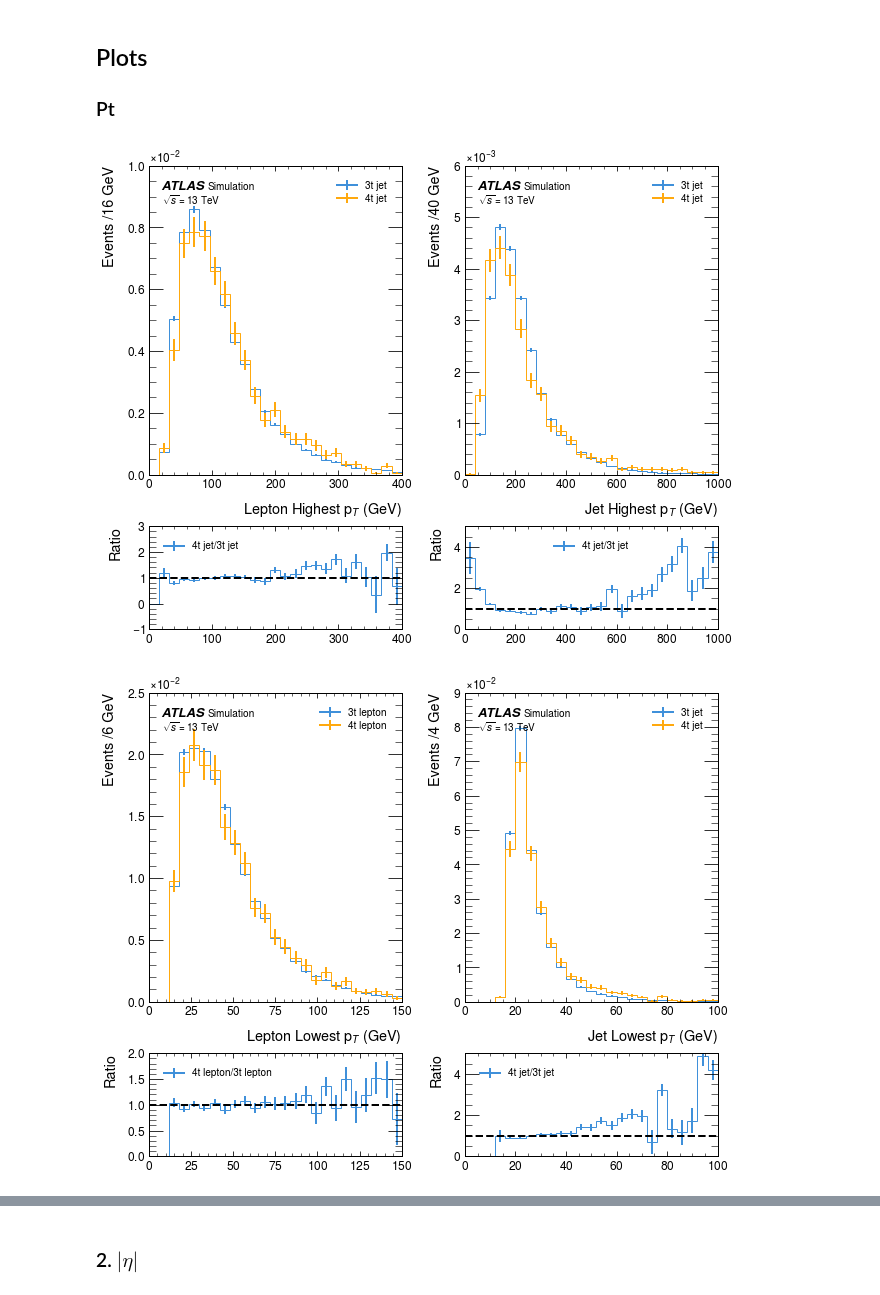
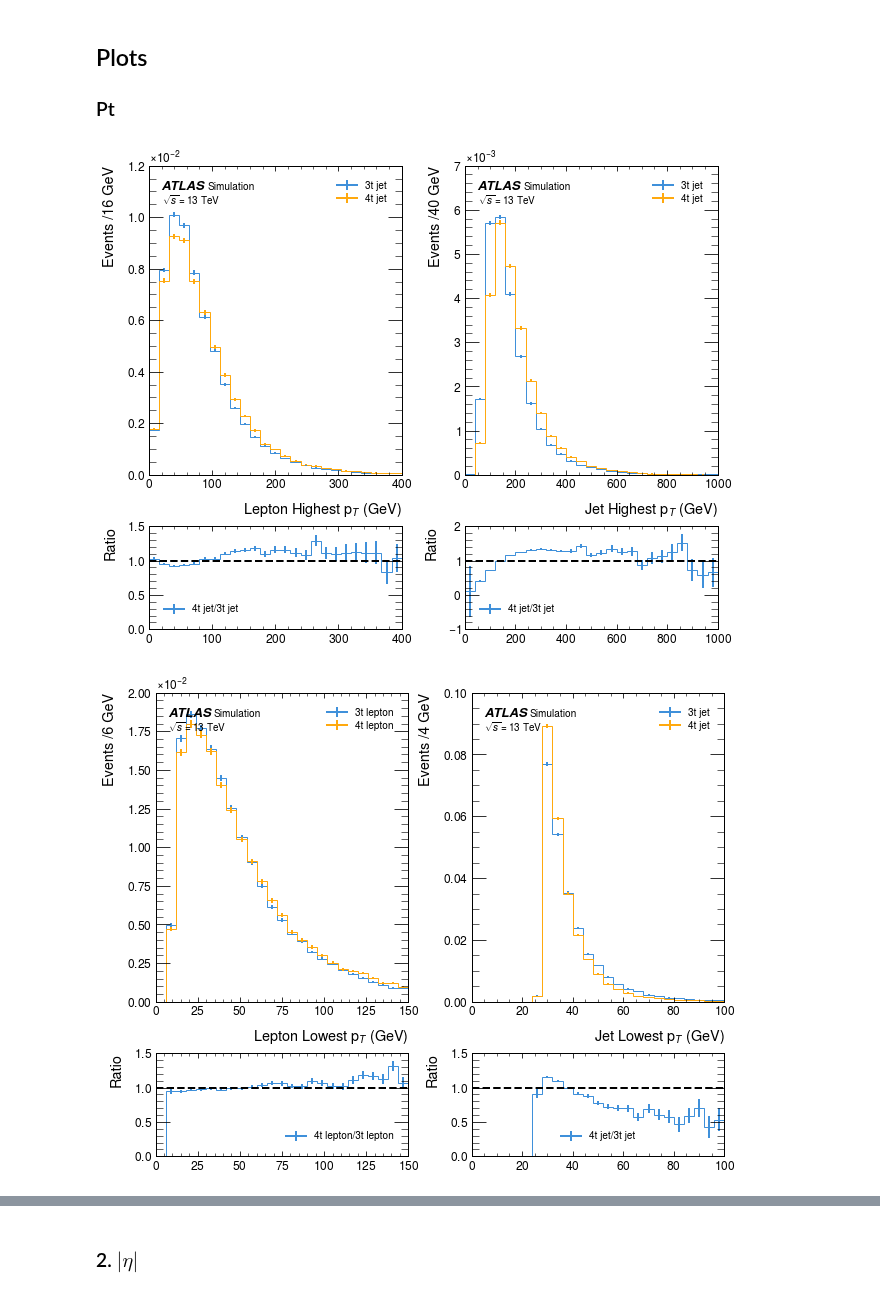
Before and after one commit to archiebrooks02/MPHYS-4Top, a Jupyter notebook: reco_level_sim2.ipynb, the cells around one changed output, grey strips where cells are left out. Saved outputs shown, nothing was run; the diff lists cells and outputs as text; code cells hidden in the pictures.

```diff
--- a/reco_level_sim2.ipynb
+++ b/reco_level_sim2.ipynb
@@ -1038,24 +1038,24 @@ deltaeta_lowest_phi_3t = np.abs(lowest_phi_3t.deltaeta(second_lowest_phi_3t))
 # %%
 fig, ax = plt.subplots(2,2,gridspec_kw={'height_ratios':[3,1]}, figsize=(10,8))
 weights = [np.ones_like(highest_pt_lepton_3t.pt)*len(highest_pt_lepton_4t.pt)/(len(highest_pt_lepton_3t.pt)+len(highest_pt_lepton_4t.pt)), np.ones_like(highest_pt_lepton_4t.pt)*len(highest_pt_lepton_3t.pt)/(len(highest_pt_lepton_3t.pt)+len(highest_pt_lepton_4t.pt))]
-histogram([highest_pt_lepton_3t.pt/1000, highest_pt_lepton_4t.pt/1000], 25, ['3t jet','4t jet'], ax[0,0], ratio=True, ratio_axes=ax[1,0], density=True, set_range=(0,0.4E3))
+histogram([highest_pt_lepton_3t.pt, highest_pt_lepton_4t.pt], 25, ['3t jet','4t jet'], ax[0,0], ratio=True, ratio_axes=ax[1,0], density=True, set_range=(0,0.4E3))
 weights = [np.ones_like(highest_pt_jet_3t.pt)*len(highest_pt_jet_4t.pt)/(len(highest_pt_jet_3t.pt)+len(highest_pt_jet_4t.pt)), np.ones_like(highest_pt_jet_4t.pt)*len(highest_pt_jet_3t.pt)/(len(highest_pt_jet_3t.pt)+len(highest_pt_jet_4t.pt))]
-histogram([highest_pt_jet_3t.pt/1000, highest_pt_jet_4t.pt/1000], 25, ['3t jet','4t jet'], ax[0,1], ratio=True, ratio_axes=ax[1,1], density=True, set_range=(0,1E3))
+histogram([highest_pt_jet_3t.pt, highest_pt_jet_4t.pt], 25, ['3t jet','4t jet'], ax[0,1], ratio=True, ratio_axes=ax[1,1], density=True, set_range=(0,1E3))
 ax[0,0].set_xlabel(r'Lepton Highest p$_T$ (GeV)')
 ax[0,1].set_xlabel(r'Jet Highest p$_T$ (GeV)')
 plt.subplots_adjust(hspace=0.25, wspace=0.25)
 plt.show()
 # %% [output]
-[figure, old version]
+[figure, new version]
 # %%
 fig, ax = plt.subplots(2,2,gridspec_kw={'height_ratios':[3,1]}, figsize=(10,8))
-histogram([lowest_pt_lepton_3t.pt/1000, lowest_pt_lepton_4t.pt/1000], 25, ['3t lepton','4t lepton'], ax[0,0], ratio=True, ratio_axes=ax[1,0], density=True, set_range=(0,1.5E2))
-histogram([lowest_pt_jet_3t.pt/1000, lowest_pt_jet_4t.pt/1000], 25, ['3t jet','4t jet'], ax[0,1], ratio=True, ratio_axes=ax[1,1], density=True, set_range=(0,1E2))
+histogram([lowest_pt_lepton_3t.pt, lowest_pt_lepton_4t.pt], 25, ['3t lepton','4t lepton'], ax[0,0], ratio=True, ratio_axes=ax[1,0], density=True, set_range=(0,1.5E2))
+histogram([lowest_pt_jet_3t.pt, lowest_pt_jet_4t.pt], 25, ['3t jet','4t jet'], ax[0,1], ratio=True, ratio_axes=ax[1,1], density=True, set_range=(0,1E2))
 ax[0,0].set_xlabel(r'Lepton Lowest p$_T$ (GeV)')
 ax[0,1].set_xlabel(r'Jet Lowest p$_T$ (GeV)')
 plt.subplots_adjust(hspace=0.25, wspace=0.25)
 plt.show()
 # %% [output]
-[figure, old version]
+[figure, new version]
 # %%
 fig, ax = plt.subplots(2,2,gridspec_kw={'height_ratios':[3,1]}, figsize=(10,8))
```
Also changed, not shown: parts of 30 cells of this notebook.
